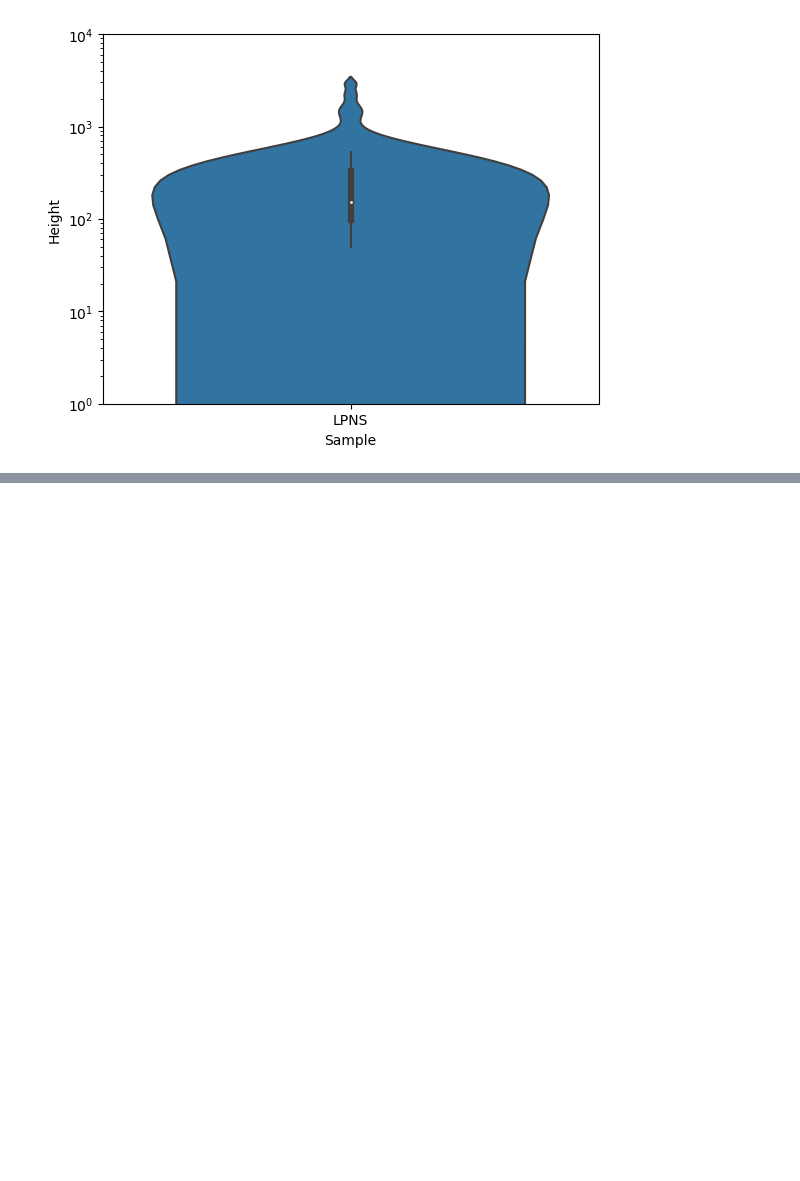
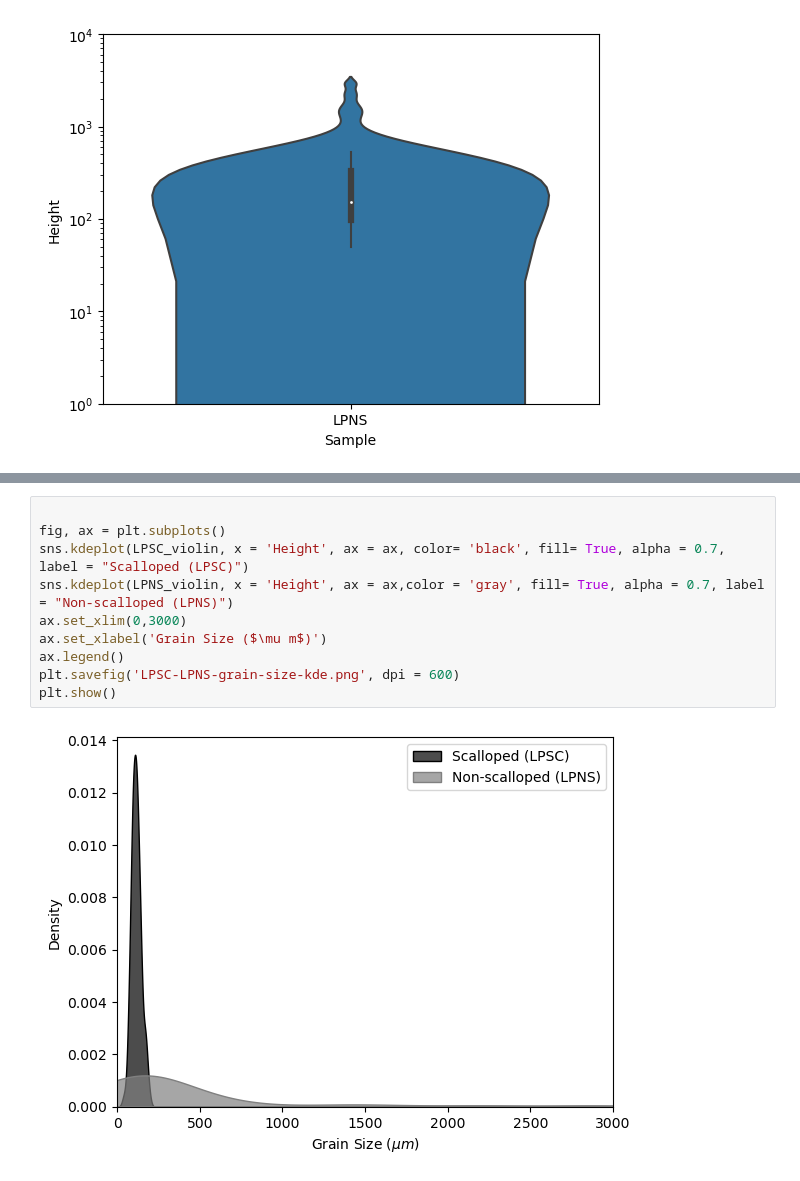
Before and after one commit to ethanoleson/Scallop_code, a Jupyter notebook: grain_size/grain_size.ipynb, the cells around one changed output, grey strips where cells are left out. Cells and saved outputs as stored; diff of their text form; blank space fills up the shorter version.

```diff
--- a/grain_size/grain_size.ipynb
+++ b/grain_size/grain_size.ipynb
@@ -404,0 +403,12 @@ plt.show()
+# %%
+
+fig, ax = plt.subplots()
+sns.kdeplot(LPSC_violin, x = 'Height', ax = ax, color= 'black', fill= True, alpha = 0.7, label = "Scalloped (LPSC)")
+sns.kdeplot(LPNS_violin, x = 'Height', ax = ax,color = 'gray', fill= True, alpha = 0.7, label = "Non-scalloped (LPNS)")
+ax.set_xlim(0,3000)
+ax.set_xlabel('Grain Size ($\mu m$)')
+ax.legend()
+plt.savefig('LPSC-LPNS-grain-size-kde.png', dpi = 600)
+plt.show()
+# %% [output]
+[figure, added]
```
Also changed, not shown: parts of 5 cells of this notebook.
